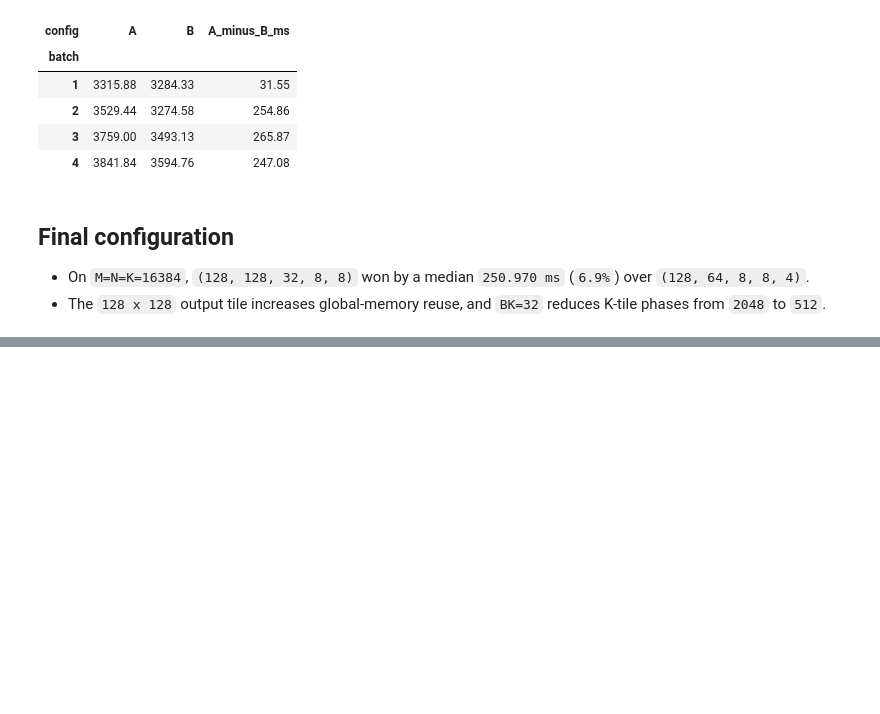
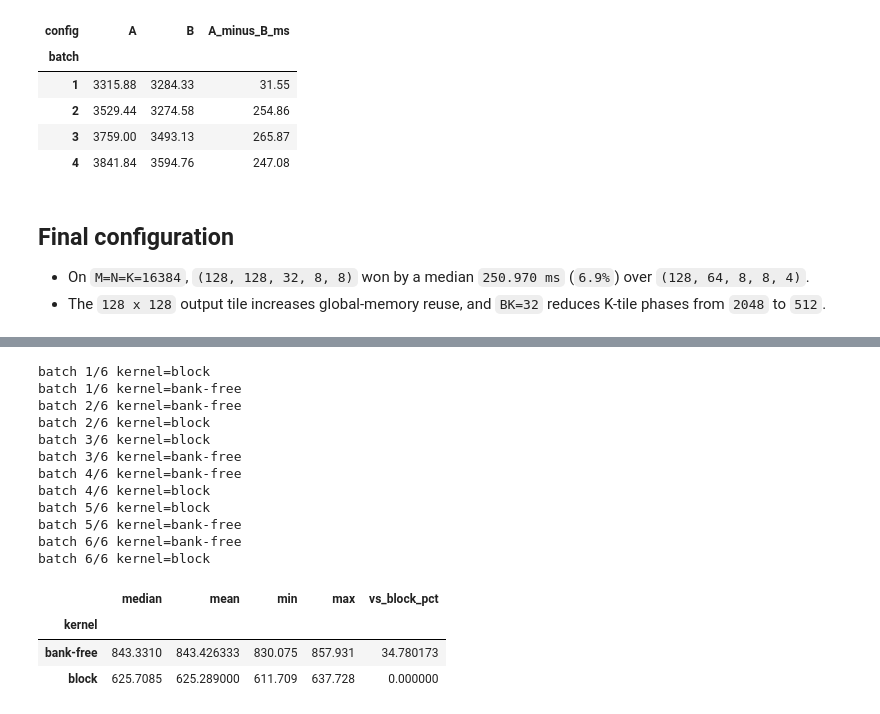
Before and after one commit to Sushil2006/matmul_cuda, a Jupyter notebook: notebook.ipynb, the cells around one changed output, grey strips where cells are left out. Saved outputs shown, nothing was run; the diff lists cells and outputs as text; code cells hidden in the pictures; blank space fills up the shorter version.

```diff
--- a/notebook.ipynb
+++ b/notebook.ipynb
@@ -346,0 +328,40 @@ CalledProcessError: Command '['./matmul', '--kernel', 'bank-free', '--M', '8192'
+# %%
+size = 8192
+bm, bn, bk, tm, tn = 64, 64, 8, 16, 1
+orders = [('block', 'bank-free'), ('bank-free', 'block')] * 3
+regression_rows = []
+
+# Alternate launch order to reduce clock and thermal bias.
+for batch, order in enumerate(orders, start=1):
+    for kernel in order:
+        print(f'batch {batch}/{len(orders)} kernel={kernel}', flush=True)
+        completed = subprocess.run(
+            ['./matmul', '--kernel', kernel, '--M', str(size), '--N', str(size), '--K', str(size),
+             '--BM', str(bm), '--BN', str(bn), '--BK', str(bk), '--TM', str(tm), '--TN', str(tn),
+             '--runs', '3', '--no-verify'],
+            capture_output=True, text=True, check=True)
+        metrics = dict(item.split('=', 1) for item in completed.stdout.strip().splitlines()[-1].split())
+        print(f'  time_ms={metrics["time_ms"]}', flush=True)
+        regression_rows.append({'batch': batch, 'kernel': kernel, 'time_ms': float(metrics['time_ms'])})
+
+regression_df = pd.DataFrame(regression_rows)
+regression_summary = regression_df.groupby('kernel')['time_ms'].agg(['median', 'mean', 'min', 'max'])
+regression_summary['vs_block_pct'] = 100 * (regression_summary['median'] / regression_summary.loc['block', 'median'] - 1)
+regression_summary
+# %% [output]
+batch 1/6 kernel=block
+batch 1/6 kernel=bank-free
+batch 2/6 kernel=bank-free
+batch 2/6 kernel=block
+batch 3/6 kernel=block
+batch 3/6 kernel=bank-free
+batch 4/6 kernel=bank-free
+batch 4/6 kernel=block
+batch 5/6 kernel=block
+batch 5/6 kernel=bank-free
+batch 6/6 kernel=bank-free
+batch 6/6 kernel=block
+|  | median | mean | min | max | vs_block_pct |
+| kernel |  |  |  |  |  |
+| bank-free | 843.3310 | 843.426333 | 830.075 | 857.931 | 34.780173 |
+| block | 625.7085 | 625.289000 | 611.709 | 637.728 | 0.000000 |
```
Also changed, not shown: parts of 10 cells of this notebook, 2 other files.
